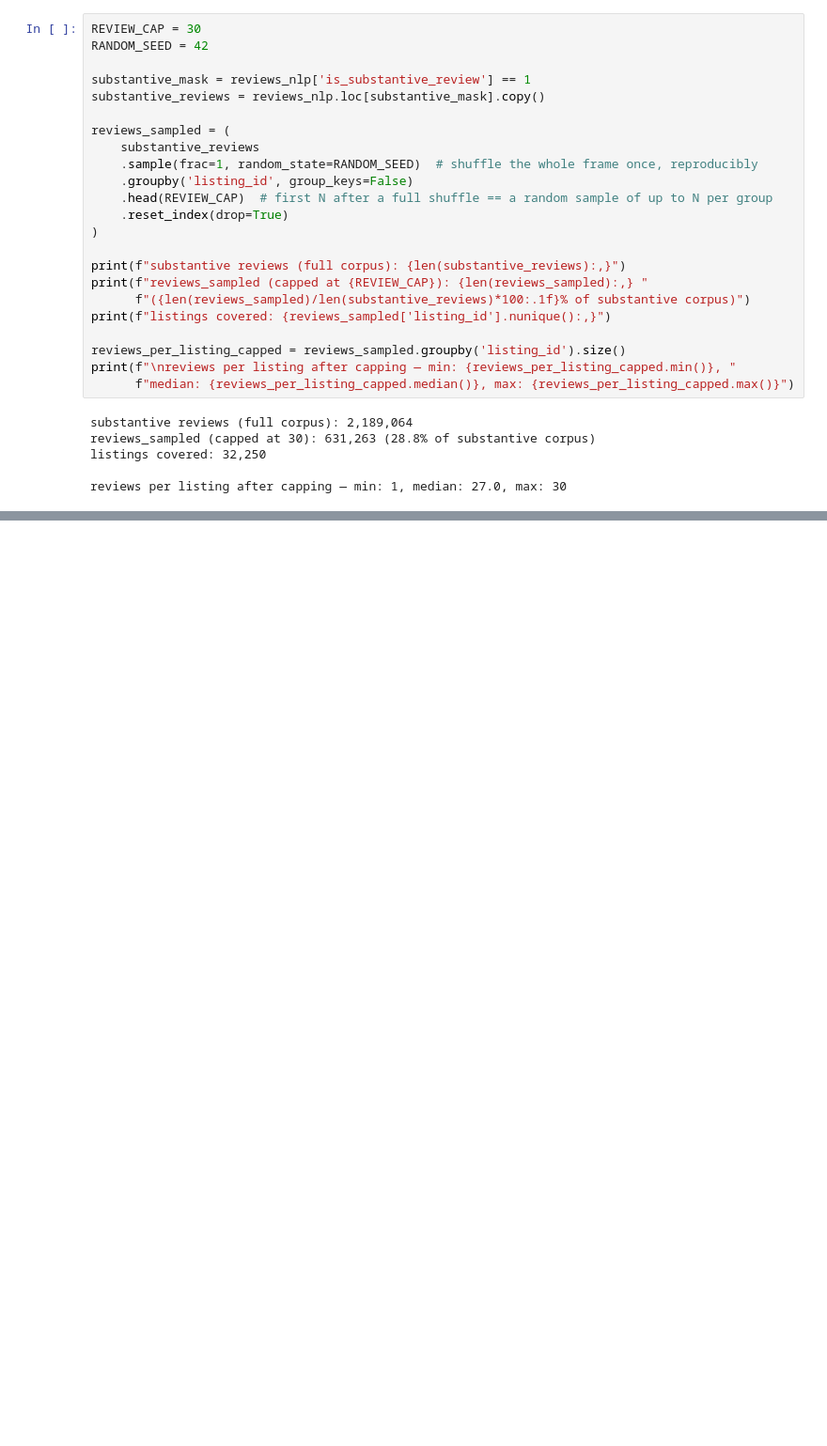
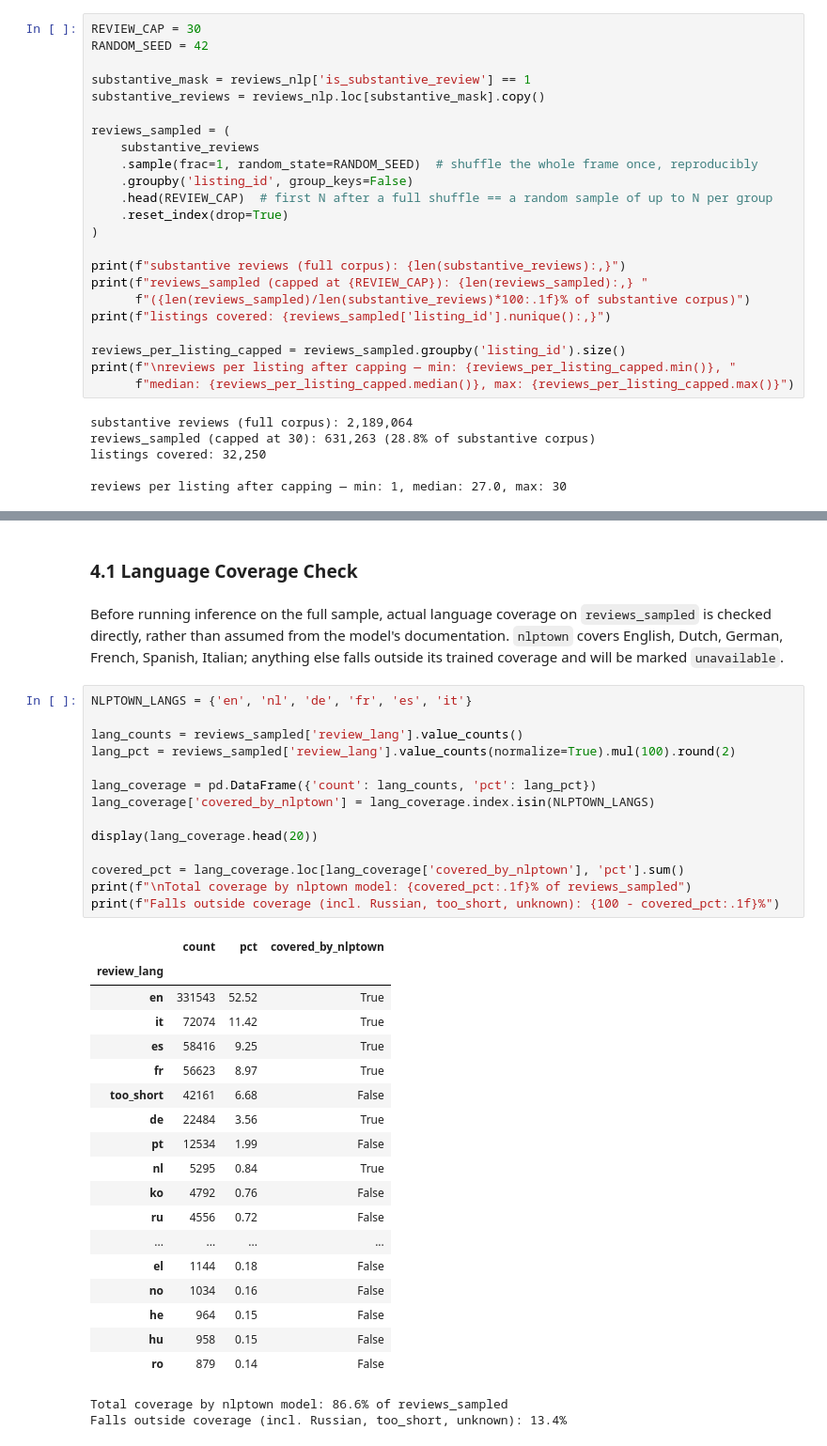
Before and after one commit to pln6/airbnb-market-segmentation-analysis, a Jupyter notebook: notebooks/03_nlp_advanced.ipynb, the cells around one changed output, grey strips where cells are left out. Shown at 94% size. Cells and saved outputs as stored; diff of their text form; blank space fills up the shorter version.

```diff
--- a/notebooks/03_nlp_advanced.ipynb
+++ b/notebooks/03_nlp_advanced.ipynb
@@ -130,0 +135,39 @@ reviews per listing after capping — min: 1, median: 27.0, max: 30
+# %% [markdown]
+### 4.1 Language Coverage Check
+# %% [markdown]
+Before running inference on the full sample, actual language coverage on `reviews_sampled` is checked directly, rather than assumed from the model's documentation. `nlptown` covers English, Dutch, German, French, Spanish, Italian; anything else falls outside its trained coverage and will be marked `unavailable`.
+# %%
+NLPTOWN_LANGS = {'en', 'nl', 'de', 'fr', 'es', 'it'}
+
+lang_counts = reviews_sampled['review_lang'].value_counts()
+lang_pct = reviews_sampled['review_lang'].value_counts(normalize=True).mul(100).round(2)
+
+lang_coverage = pd.DataFrame({'count': lang_counts, 'pct': lang_pct})
+lang_coverage['covered_by_nlptown'] = lang_coverage.index.isin(NLPTOWN_LANGS)
+
+display(lang_coverage.head(20))
+
+covered_pct = lang_coverage.loc[lang_coverage['covered_by_nlptown'], 'pct'].sum()
+print(f"\nTotal coverage by nlptown model: {covered_pct:.1f}% of reviews_sampled")
+print(f"Falls outside coverage (incl. Russian, too_short, unknown): {100 - covered_pct:.1f}%")
+# %% [output]
+|  | count | pct | covered_by_nlptown |
+| review_lang |  |  |  |
+| en | 331543 | 52.52 | True |
+| it | 72074 | 11.42 | True |
+| es | 58416 | 9.25 | True |
+| fr | 56623 | 8.97 | True |
+| too_short | 42161 | 6.68 | False |
+| de | 22484 | 3.56 | True |
+| pt | 12534 | 1.99 | False |
+| nl | 5295 | 0.84 | True |
+| ko | 4792 | 0.76 | False |
+| ru | 4556 | 0.72 | False |
+| ... | ... | ... | ... |
+| el | 1144 | 0.18 | False |
+| no | 1034 | 0.16 | False |
+| he | 964 | 0.15 | False |
+| hu | 958 | 0.15 | False |
+| ro | 879 | 0.14 | False |
+Total coverage by nlptown model: 86.6% of reviews_sampled
+Falls outside coverage (incl. Russian, too_short, unknown): 13.4%
```
Also changed, not shown: parts of 4 cells of this notebook.
